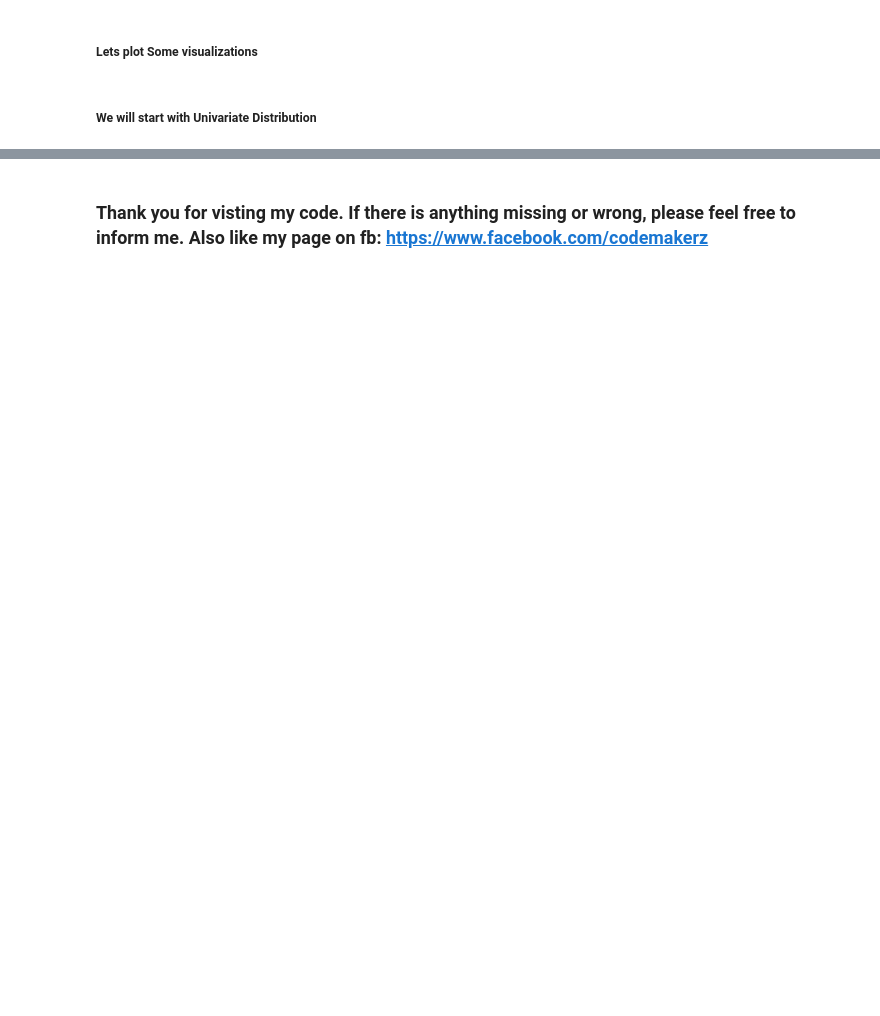
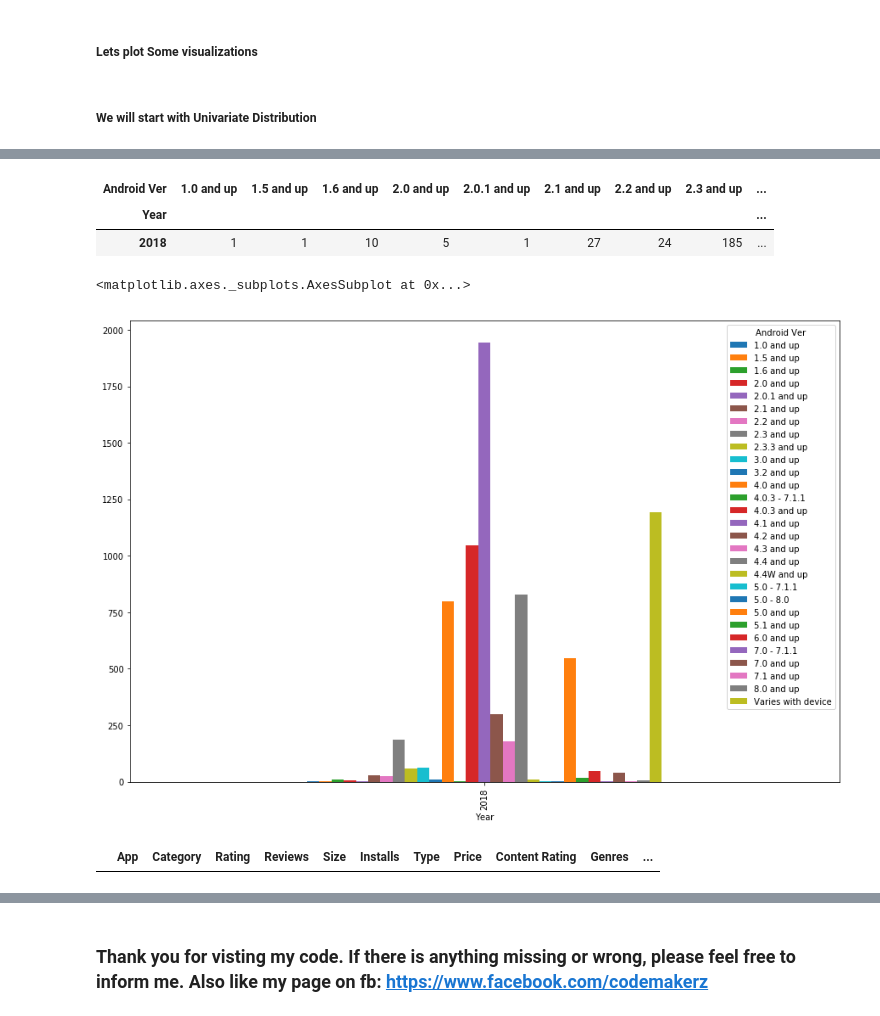
Before and after one commit to martandsingh/dataanalytics, a Jupyter notebook: Practice_google-play-store-analysis.ipynb, the cells around one changed output, grey strips where cells are left out. Drawn from its saved outputs; the diff is of its cells as text; code cells hidden in the pictures; blank space fills up the shorter version.

Commit message:
Google Play Store: Handled Missing Values

```diff
--- a/Practice_google-play-store-analysis.ipynb
+++ b/Practice_google-play-store-analysis.ipynb
@@ -553,0 +268,5 @@ plt.plot();
+# %%
+def get_year(date):
+    year = date.split(',')[1]
+    year = year.strip()
+    return year
@@ -553,0 +293,3 @@ plt.plot();
+# %%
+# lets create a new column for year
+df["Year"] = df["Last Updated"].map(lambda x: get_year(x))
@@ -553,0 +305,12 @@ plt.plot();
+# %%
+# now lets plot crosstab for year and android ver
+pd.crosstab(df[df["Year"] == '2018'].Year, df["Android Ver"])
+# %% [output]
+| Android Ver | 1.0 and up | 1.5 and up | 1.6 and up | 2.0 and up | 2.0.1 and up | 2.1 and up | 2.2 and up | 2.3 and up | ... |
+| Year |  |  |  |  |  |  |  |  | ... |
+| 2018 | 1 | 1 | 10 | 5 | 1 | 27 | 24 | 185 | ... |
+# %%
+pd.crosstab(df[df["Year"] == '2018'].Year, df["Android Ver"]).plot(kind='bar', figsize=(15, 10))
+# %% [output]
+<matplotlib.axes._subplots.AxesSubplot at 0x...>
+[figure, added]
@@ -553,0 +321,5 @@ plt.plot();
+# %%
+# lets check again for null values in android version
+df[df["Android Ver"].isnull()] # So no records... its done.
+# %% [output]
+|  | App | Category | Rating | Reviews | Size | Installs | Type | Price | Content Rating | Genres | ... |
```
Also changed, not shown: parts of 64 cells of this notebook.
